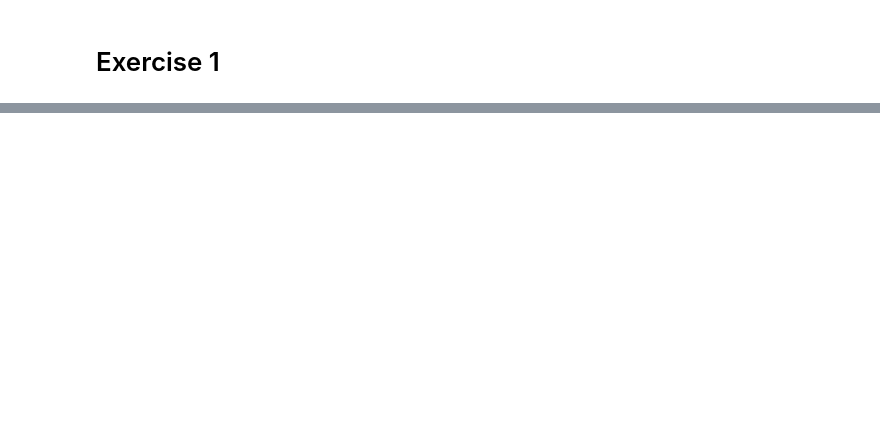
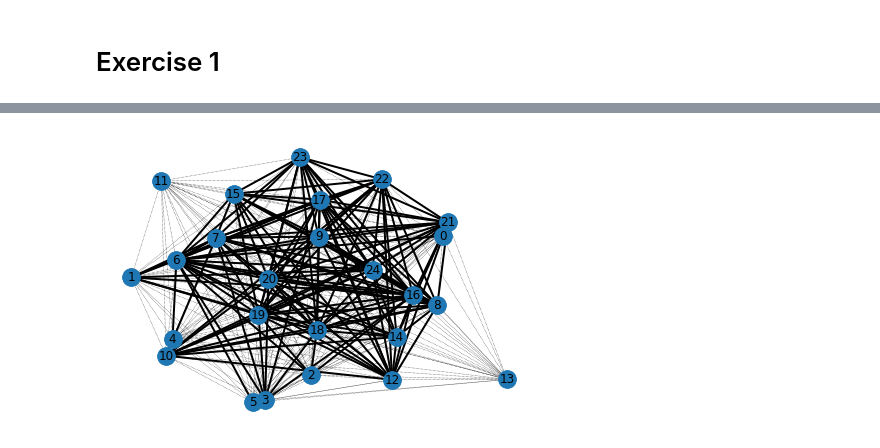
Before and after one commit to chiayunc/Homework-Notebooks, a Jupyter notebook: week-5/5-Semantic-Influence-Networks-solution.ipynb, the cells around one changed output, grey strips where cells are left out. Saved outputs shown, nothing was run; the diff lists cells and outputs as text; code cells hidden in the pictures; blank space fills up the shorter version.

```diff
--- a/week-5/5-Semantic-Influence-Networks-solution.ipynb
+++ b/week-5/5-Semantic-Influence-Networks-solution.ipynb
@@ -101,0 +99,9 @@ nx.draw(gDoc, pos = layout, labels = {n:n for n in gDoc.nodes()}) #Getting label
+# %%
+
+wMedian = np.median([d['weight'] for n1, n2, d in gDoc.edges(data = True)])
+edgesHigh = [(n1, n2) for n1, n2, d in gDoc.edges(data = True) if d['weight'] > wMedian]
+edgesLow = [(n1, n2) for n1, n2, d in gDoc.edges(data = True) if d['weight'] <= wMedian]
+nx.draw(gDoc, pos = layout, labels = {n:n for n in gDoc.nodes()}, edgelist = edgesLow, style='dotted', width=.5)
+nx.draw(gDoc, pos = layout, nodelist=None, edgelist = edgesHigh, width=2)
+# %% [output]
+[figure, added]
```
Also changed, not shown: parts of 49 cells of this notebook, 2 other files.
